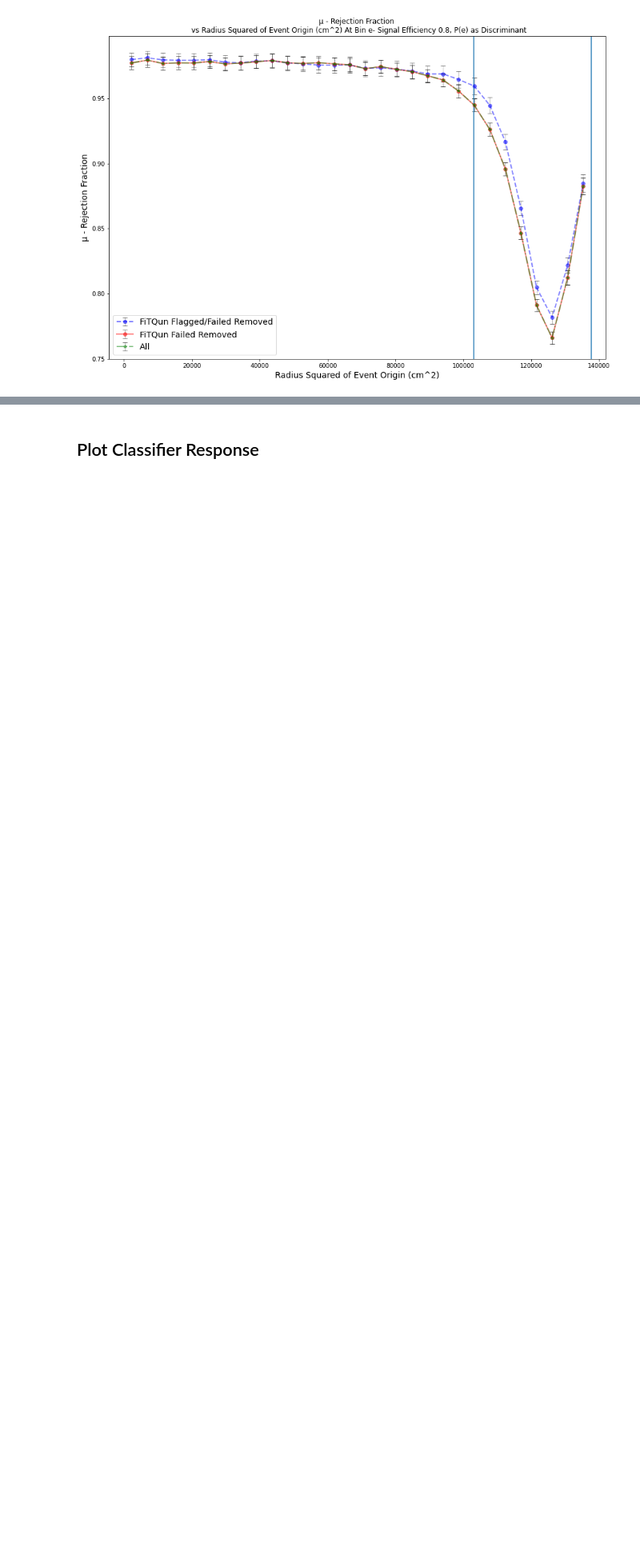
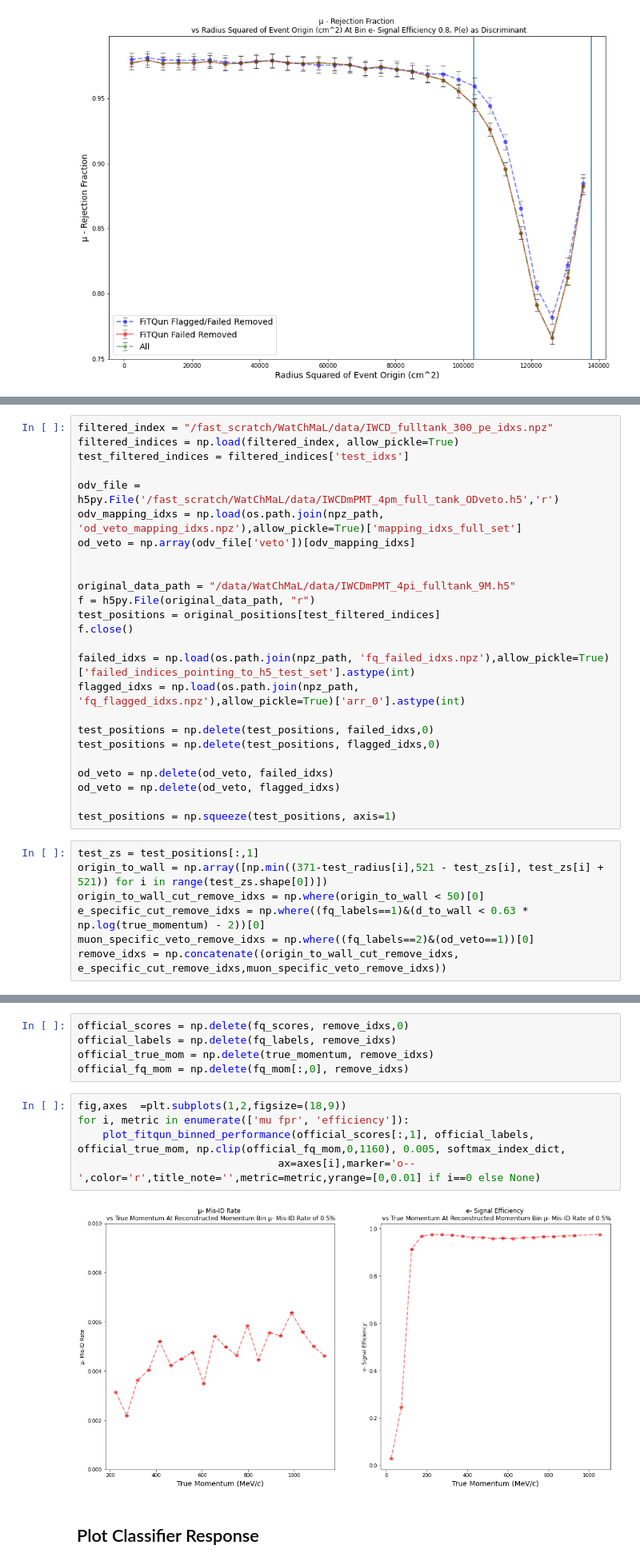
Before and after one commit to WatChMaL/CNN, a Jupyter notebook: Repeating_Classifier_Training/8. Comparing Additional Training and Testing Runs.ipynb, the cells around one changed output, grey strips where cells are left out. Shown at 80% size. Saved outputs shown, nothing was run; the diff lists cells and outputs as text; blank space fills up the shorter version.

```diff
--- a/Repeating_Classifier_Training/8. Comparing Additional Training and Testing Runs.ipynb
+++ b/Repeating_Classifier_Training/8. Comparing Additional Training and Testing Runs.ipynb
@@ -485,0 +497,32 @@ plot_fitqun_binned_performance(fq_scores[:,1], fq_labels, true_momentum, fq_mom[
+# %%
+filtered_index = "/fast_scratch/WatChMaL/data/IWCD_fulltank_300_pe_idxs.npz"
+filtered_indices = np.load(filtered_index, allow_pickle=True)
+test_filtered_indices = filtered_indices['test_idxs']
+
+odv_file = h5py.File('/fast_scratch/WatChMaL/data/IWCDmPMT_4pm_full_tank_ODveto.h5','r')
+odv_mapping_idxs = np.load(os.path.join(npz_path, 'od_veto_mapping_idxs.npz'),allow_pickle=True)['mapping_idxs_full_set']
+od_veto = np.array(odv_file['veto'])[odv_mapping_idxs]
+
+
+original_data_path = "/data/WatChMaL/data/IWCDmPMT_4pi_fulltank_9M.h5"
+f = h5py.File(original_data_path, "r")
+test_positions = original_positions[test_filtered_indices]
+f.close()
+
+failed_idxs = np.load(os.path.join(npz_path, 'fq_failed_idxs.npz'),allow_pickle=True)['failed_indices_pointing_to_h5_test_set'].astype(int)
+flagged_idxs = np.load(os.path.join(npz_path, 'fq_flagged_idxs.npz'),allow_pickle=True)['arr_0'].astype(int)
+
+test_positions = np.delete(test_positions, failed_idxs,0)
+test_positions = np.delete(test_positions, flagged_idxs,0)
+
+od_veto = np.delete(od_veto, failed_idxs)
+od_veto = np.delete(od_veto, flagged_idxs)
+
+test_positions = np.squeeze(test_positions, axis=1)
+# %%
+test_zs = test_positions[:,1]
+origin_to_wall = np.array([np.min((371-test_radius[i],521 - test_zs[i], test_zs[i] + 521)) for i in range(test_zs.shape[0])])
+origin_to_wall_cut_remove_idxs = np.where(origin_to_wall < 50)[0]
+e_specific_cut_remove_idxs = np.where((fq_labels==1)&(d_to_wall < 0.63 * np.log(true_momentum) - 2))[0]
+muon_specific_veto_remove_idxs = np.where((fq_labels==2)&(od_veto==1))[0]
+remove_idxs = np.concatenate((origin_to_wall_cut_remove_idxs, e_specific_cut_remove_idxs,muon_specific_veto_remove_idxs))
@@ -486,3 +533,15 @@ plot_fitqun_binned_performance(fq_scores[:,1], fq_labels, true_momentum, fq_mom[
+# %%
+official_scores = np.delete(fq_scores, remove_idxs,0)
+official_labels = np.delete(fq_labels, remove_idxs)
+official_true_mom = np.delete(true_momentum, remove_idxs)
+official_fq_mom = np.delete(fq_mom[:,0], remove_idxs)
+# %%
+fig,axes  =plt.subplots(1,2,figsize=(18,9))
+for i, metric in enumerate(['mu fpr', 'efficiency']):
+    plot_fitqun_binned_performance(official_scores[:,1], official_labels, official_true_mom, np.clip(official_fq_mom,0,1160), 0.005, softmax_index_dict,
+                                ax=axes[i],marker='o--',color='r',title_note='',metric=metric,yrange=[0,0.01] if i==0 else None)
+# %% [output]
+[figure, added]
 # %% [markdown]
 ## Plot Classifier Response
 # %% [markdown]
```
Also changed, not shown: parts of 11 cells of this notebook, 28 other files.
